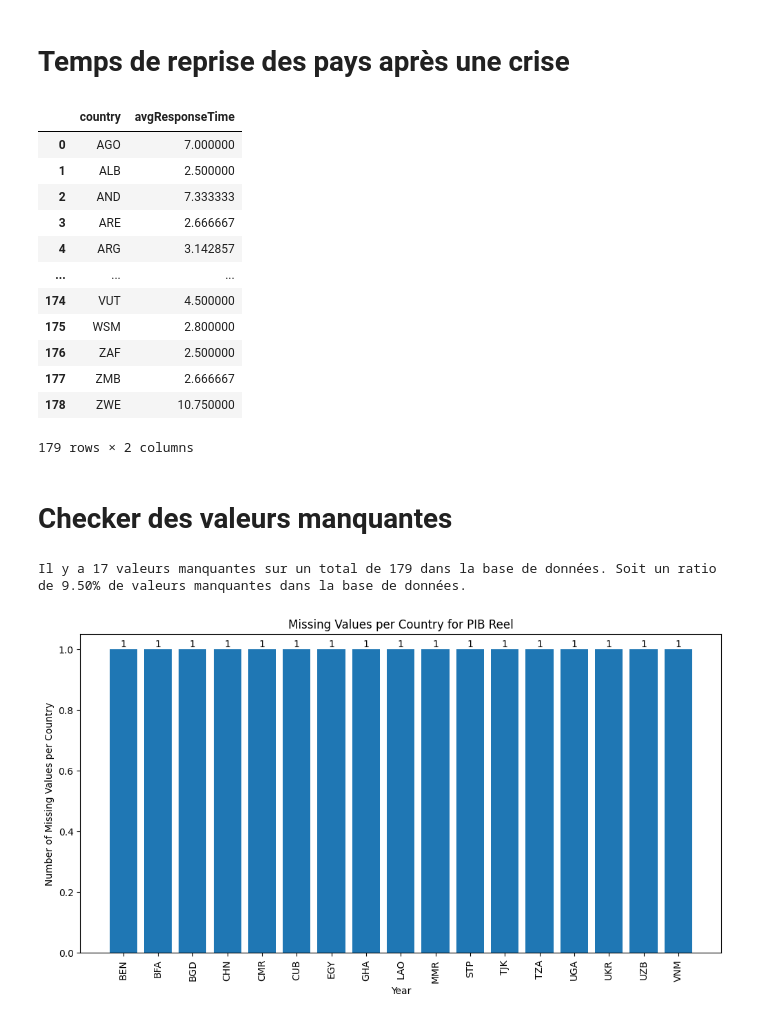
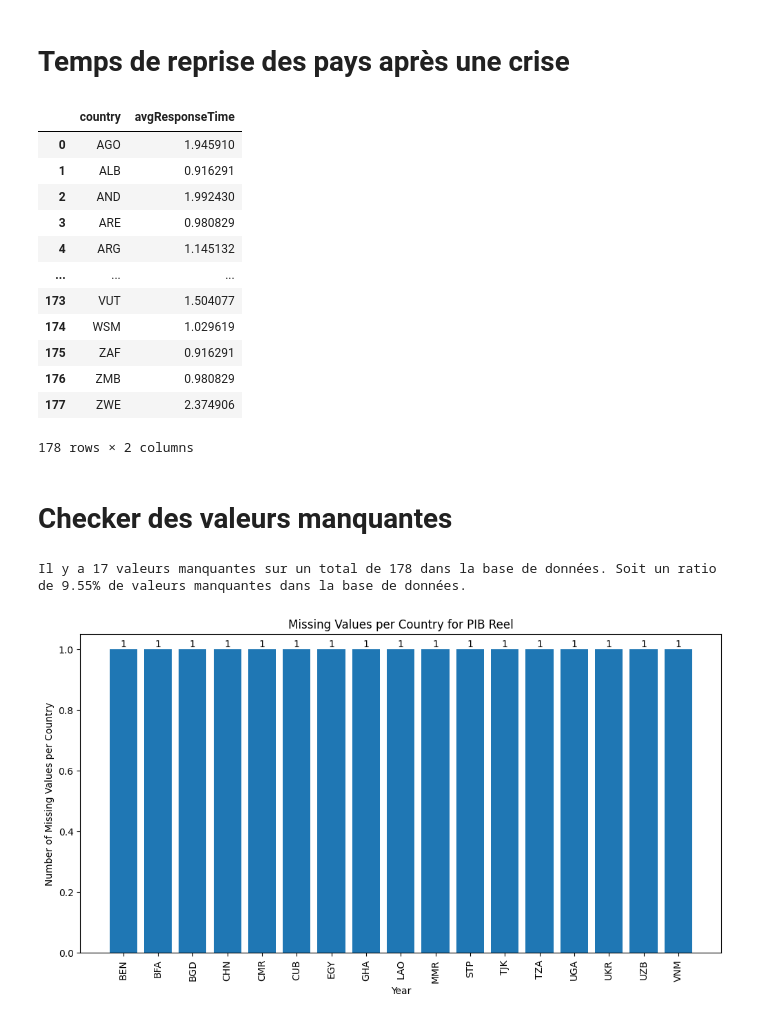
Before and after one commit to nile2304/Data-Science-Project-ENSAE, a Jupyter notebook: main.ipynb, the cells around one changed output. Cells and saved outputs as stored; diff of their text form; code cells hidden in the pictures.

```diff
--- a/main.ipynb
+++ b/main.ipynb
@@ -47,9 +85,9 @@ Exemple : "FR" pour la France, "DE" pour l'Allemagne, "GB" pour le Royaume-Uni,
 # %%
-wb = dc.WorldBankData()
+worldBank = dc.WorldBankData()
 
 # Récupérer le PIB réel pour tous les pays du monde entre 1900 et 2024
 liste_pays = codesISO_data["ISO-3"].tolist()
-PIB_Reel_data = wb.get_indicator("PIB", liste_pays, start=1990, end=2024)
+PIB_Reel_data = worldBank.get_indicator("PIB", liste_pays, start=1990, end=2024)
 PIB_Reel_data
 # %% [output]
 |  | country | date | PIB |
@@ -312,7 +345,7 @@ clusters_EconomicPower = dv.visualize_economicPower_clusters(weightCountry)
 # %%
 def peak_to_breach_times(df_country):
 
-    # Ordonner le dataframe pour que les séries temporelles commncent avec des dates croissantes
+    # Ordonner le dataframe pour que les séries temporelles commencent avec des dates croissantes
     df = df_country.sort_values('date').reset_index(drop=True).copy()
 
     df['prev_pib'] = df['PIB'].shift(1)
@@ -328,52 +361,52 @@ def peak_to_breach_times(df_country):
         peak_val = df.loc[i, 'PIB']
 
         # données survenues après le pic
         after_thePeak = df.loc[i+1:].copy()
         if after_thePeak.empty:
             continue
 
         # Si aucune valeur dans la suite n'est inférieure au pic, on continue parce que ça veut dire qu'il n'y a pas eu de crise après ce pic
         if not (after_thePeak['PIB'] < peak_val).any():
             continue
 
         # Sinon on cherche la première année où le PIB dépasse le pic pour signaler un retour à la normale
         breached = after_thePeak[after_thePeak['PIB'] > peak_val]
         if breached.empty:
             continue
 
         breach_year = breached['date'].iloc[0]
         time_to_breach = breach_year - peak_year
         times.append(time_to_breach)
 
     mean_time = np.mean(times) if len(times) > 0 else np.nan # Permet de calculer un cas moyen
     return mean_time
 
 
-responseTime_data = pd.DataFrame(PIB_Reel_data_final.groupby('country')[['date','PIB']].apply(lambda x:peak_to_breach_times(x)))
+responseTime_data = pd.DataFrame(PIB_Reel_data_final.groupby('country')[['date','PIB']].apply(lambda x:np.log(peak_to_breach_times(x))))
 responseTime_data.rename(columns={0:"avgResponseTime"},inplace=True)
 responseTime_data.reset_index(inplace=True)
 
 responseTime_data
 # %% [output]
 |  | country | avgResponseTime |
-| 0 | AGO | 7.000000 |
-| 1 | ALB | 2.500000 |
-| 2 | AND | 7.333333 |
-| 3 | ARE | 2.666667 |
-| 4 | ARG | 3.142857 |
+| 0 | AGO | 1.945910 |
+| 1 | ALB | 0.916291 |
+| 2 | AND | 1.992430 |
+| 3 | ARE | 0.980829 |
+| 4 | ARG | 1.145132 |
 | ... | ... | ... |
-| 174 | VUT | 4.500000 |
-| 175 | WSM | 2.800000 |
-| 176 | ZAF | 2.500000 |
-| 177 | ZMB | 2.666667 |
-| 178 | ZWE | 10.750000 |
+| 173 | VUT | 1.504077 |
+| 174 | WSM | 1.029619 |
+| 175 | ZAF | 0.916291 |
+| 176 | ZMB | 0.980829 |
+| 177 | ZWE | 2.374906 |
-179 rows × 2 columns
+178 rows × 2 columns
 # %% [markdown]
 # Checker des valeurs manquantes
 # %%
 da.check_missing_values(responseTime_data,"avgResponseTime")
 # %% [output]
-Il y a 17 valeurs manquantes sur un total de 179 dans la base de données. Soit un ratio de 9.50% de valeurs manquantes dans la base de données.
+Il y a 17 valeurs manquantes sur un total de 178 dans la base de données. Soit un ratio de 9.55% de valeurs manquantes dans la base de données.
 # %%
 dv.plot_missing_values_per_country(responseTime_data,"avgResponseTime",treshold=0)
 # %% [output]
```
Also changed, not shown: parts of 42 cells of this notebook, 2 other files.
